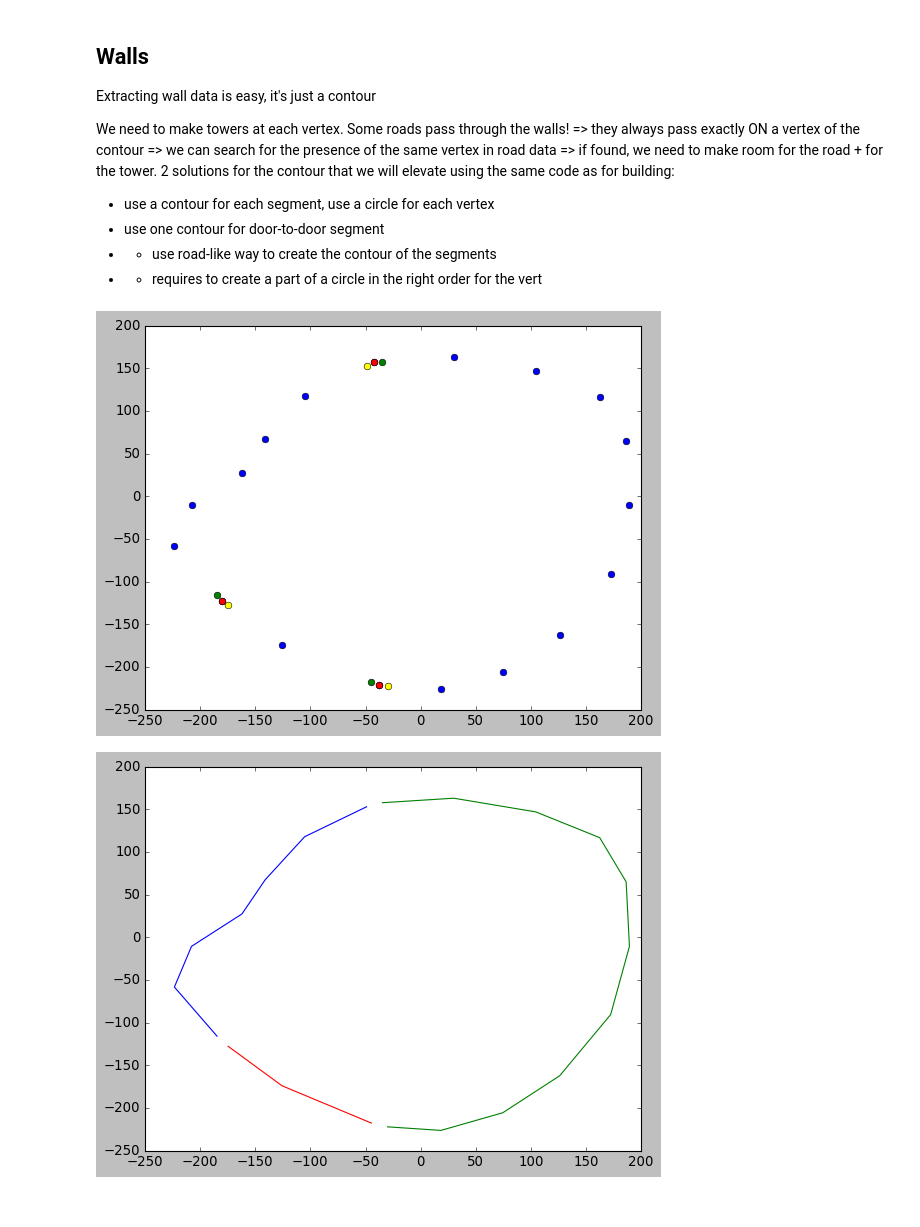
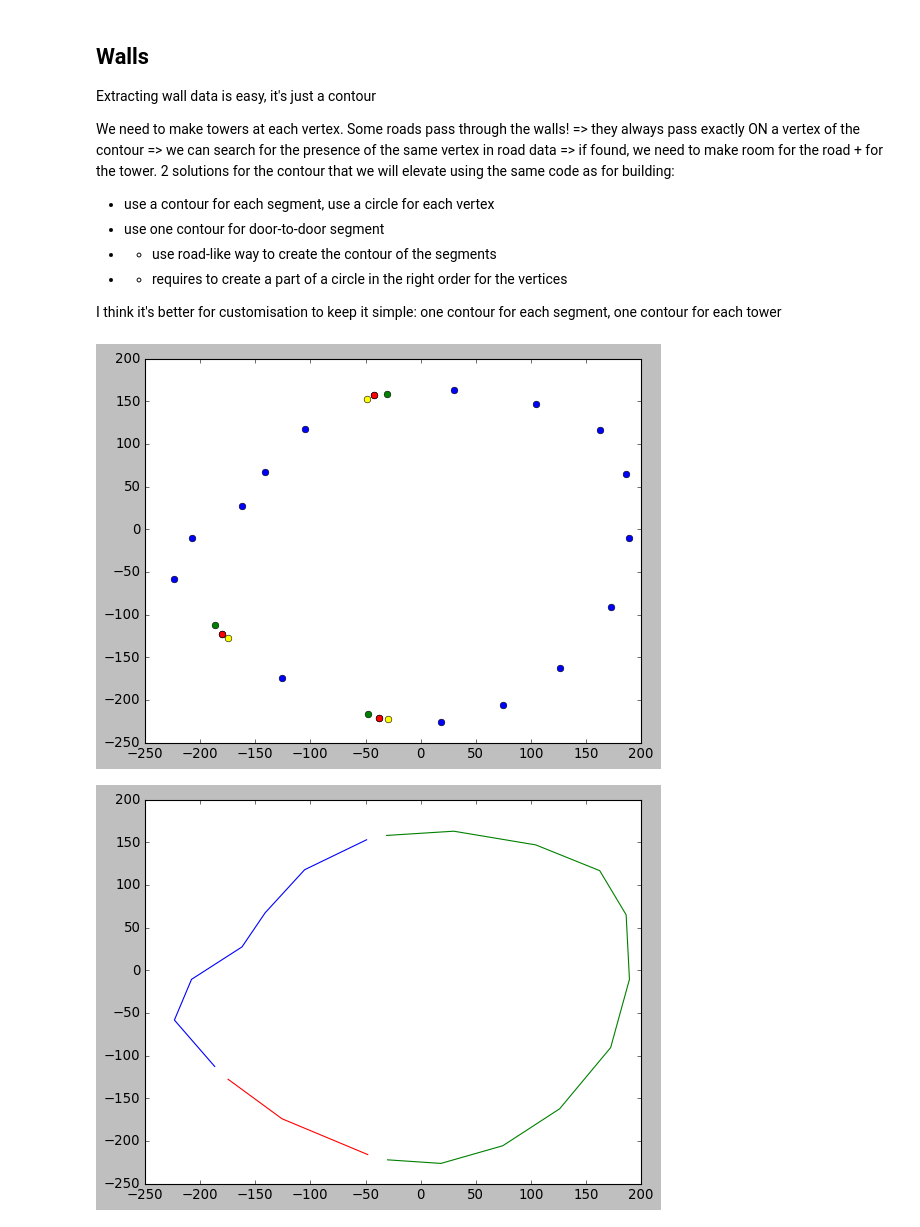
Before and after one commit to Luvideria/mcfgJSONtoOBJ, a Jupyter notebook: city_walls.ipynb, the cells around one changed output. Drawn from its saved outputs; the diff is of its cells as text; code cells hidden in the pictures.

Commit message:
walls + towers contours done

```diff
--- a/city_walls.ipynb
+++ b/city_walls.ipynb
@@ -30,7 +30,9 @@ We need to make towers at each vertex. Some roads pass through the walls!
 - use a contour for each segment, use a circle for each vertex
 - use one contour for door-to-door segment
 - - use road-like way to create the contour of the segments
-- - requires to create a part of a circle in the right order for the vert
+- - requires to create a part of a circle in the right order for the vertices
+
+I think it's better for customisation to keep it simple: one contour for each segment, one contour for each tower
 # %%
 
 roads=data["features"][2]["geometries"]
@@ -58,35 +60,35 @@ for w in walls:
                         #detected road. because we started at 1, we can always get x[i-1]
                         xp=x[-1] if i==0 else x[i-1]
                         yp=y[-1] if i==0 else y[i-1]
 
                         # we want a point that is at roadwidth/2+towerwidth/2 of the initial point, along the segment
 
                         leng=np.sqrt( (x[i]-xp)**2 + (y[i]-yp)**2 )
                         t=(leng-towerRadius/2-roadWidth/2)/leng
                         xnp1 = x[i]*t+xp*(1-t)
                         ynp1 = y[i]*t+yp*(1-t)
                         plt.plot(xnp1,ynp1,"o",color="yellow")
 
                         xn=x[0] if i==len(x)-1 else x[i+1]
                         yn=y[0] if i==len(x)-1 else y[i+1]
                         leng=np.sqrt( (x[i]-xn)**2 + (y[i]-yn)**2 )
-                        t=(leng-towerRadius/2-roadWidth/2)/leng
+                        t=(leng-towerRadius-roadWidth/2)/leng
                         xnp2 = x[i]*t+xn*(1-t)
                         ynp2 = y[i]*t+yn*(1-t)
                         plt.plot(xnp2,ynp2,"o",color="green")
                         currentWallSeg.append([xnp1,ynp1])
                         wallseg.append(currentWallSeg)
                         if i==len(x)-1:
                             wallseg[0].insert(0,[xnp2,ynp2])
                         else:
                             currentWallSeg=[[xnp2,ynp2]]
                         added=True
 
 
             if not added:
                 currentWallSeg.append([x[i],y[i]])
 # %% [output]
-[figure, old version]
+[figure, new version]
 # %%
 for seg in wallseg:
     xr,yr=np.array(seg).transpose()
```
Also changed, not shown: parts of 4 cells of this notebook, 1 other file.
